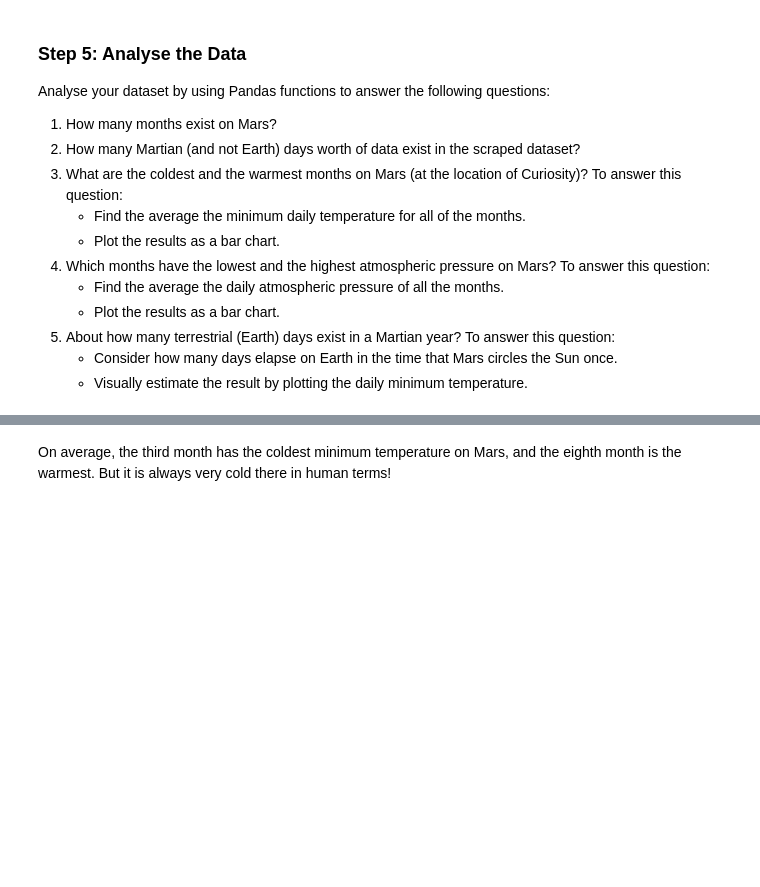
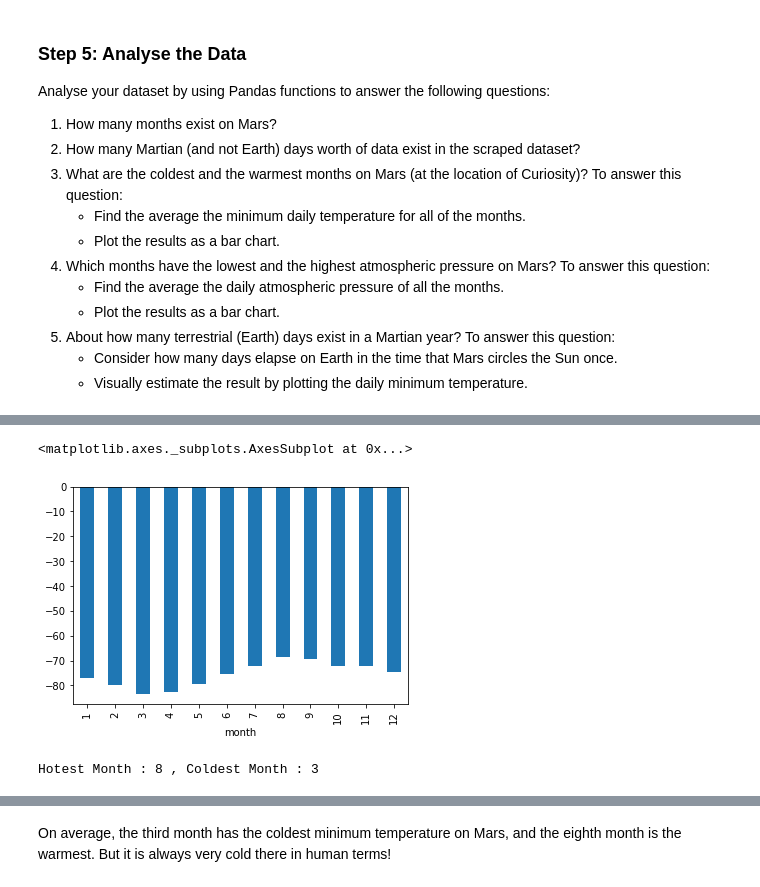
Before and after one commit to shwetajain1022/data-collection-challenge, a Jupyter notebook: part_2_mars_weather.ipynb, the cells around one changed output, grey strips where cells are left out. Drawn from its saved outputs; the diff is of its cells as text; code cells hidden in the pictures; blank space fills up the shorter version.

```diff
--- a/part_2_mars_weather.ipynb
+++ b/part_2_mars_weather.ipynb
@@ -108,0 +123,9 @@ Examine the data types that are currently associated with each column. If necess
+# %%
+# Change data types for data analysis
+mars_table_df["id"] = mars_table_df["id"].astype("long")
+mars_table_df["terrestrial_date"] = pd.to_datetime(mars_table_df["terrestrial_date"])
+mars_table_df["sol"] = mars_table_df["sol"].astype("int32")
+mars_table_df["ls"] = mars_table_df["ls"].astype("int32")
+mars_table_df["month"] = mars_table_df["month"].astype("int32")
+mars_table_df["min_temp"] = mars_table_df["min_temp"].astype("float")
+mars_table_df["pressure"] = mars_table_df["ls"].astype("float")
@@ -131,2 +196,4 @@ Analyse your dataset by using Pandas functions to answer the following questions
 # %%
 # 3. What is the average low temperature by month?
+avg_low_temp = mars_table_df.groupby("month")["min_temp"].mean()
+avg_low_temp
@@ -133,2 +215,6 @@ Analyse your dataset by using Pandas functions to answer the following questions
 # %%
 # Plot the average temperature by month
+avg_low_temp.plot.bar()
+# %% [output]
+<matplotlib.axes._subplots.AxesSubplot at 0x...>
+[figure, added]
@@ -137,2 +221,14 @@ Analyse your dataset by using Pandas functions to answer the following questions
+# %%
+# Identify the coldest and hottest months in Curiosity's location
+sorted_avg_low_temp  = avg_low_temp.sort_values().reset_index()
+sorted_avg_low_temp.head(12)
+coldest_month = sorted_avg_low_temp["month"].iloc[0]
+hotest_month = sorted_avg_low_temp["month"].iloc[-1]
+coldest_month
+hotest_month
+
+print(f"Hotest Month : {hotest_month} , Coldest Month : {coldest_month}")
+# %% [output]
+Hotest Month : 8 , Coldest Month : 3
 # %%
 # 4. Average pressure by Martian month
```
Also changed, not shown: parts of 13 cells of this notebook.
